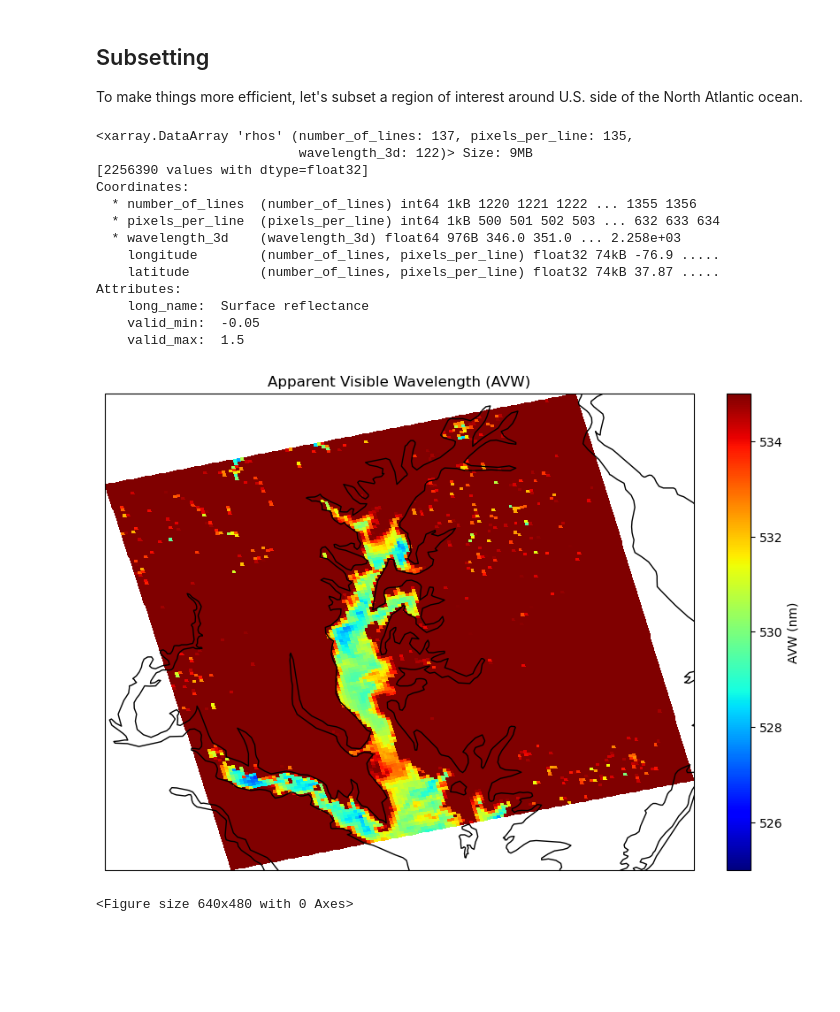
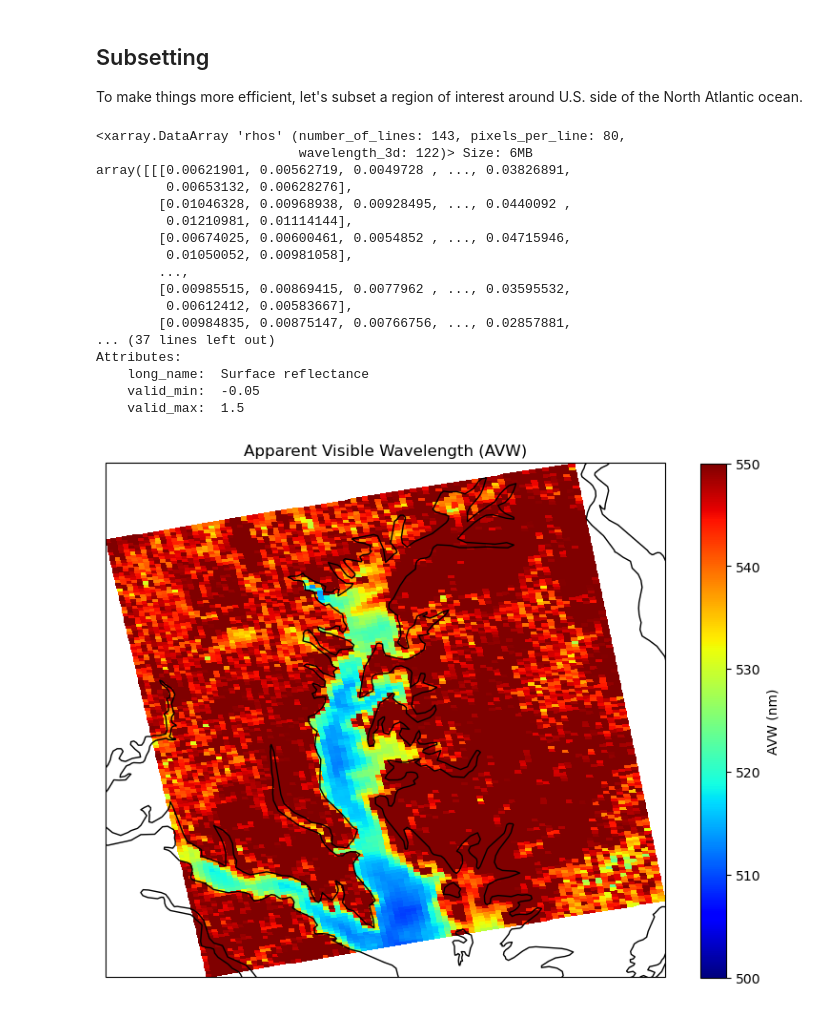
Before and after one commit to fish-pace/2026-proj-phyto-community-structure, a Jupyter notebook: contributor_folders/Shelly/AVW_fromRhos.ipynb, the cells around one changed output. Cells and saved outputs as stored; diff of their text form; code cells hidden in the pictures; blank space fills up the shorter version.

Commit message:
Fixed output plot and squared Rhos values

```diff
--- a/contributor_folders/Shelly/AVW_fromRhos.ipynb
+++ b/contributor_folders/Shelly/AVW_fromRhos.ipynb
@@ -21,7 +21,7 @@ bbox = (-76.903, 37.873, -75.608, 39.659)
 import xarray as xr
 results = earthaccess.search_data(
     short_name = "PACE_OCI_L2_SFREFL",
-    temporal = ("2025-07-22", "2025-07-22"),
+    temporal = ("2024-08-27", "2024-08-27"),
     bounding_box = bbox
 )
 fileset = earthaccess.open(results);
@@ -93,6 +93,7 @@ Data variables: (12/25)
 # %%
 # Extract hyperspectral Rhos
-rhos_array = ds['rhos']  # shape: (wavelength, lat, lon)
+rhos_array = ds['rhos'] # shape: (wavelength, lat, lon), squaring Rhos for to expand range of AVW
+squared_rhos_array = rhos_array ** 2
 wavelength = rhos_array['wavelength_3d'].values  # should be in nm
 # %% [markdown]
 ## Subsetting
@@ -110,18 +111,22 @@ lon_bounds = slice(
     sw["pixels_per_line"].item(),
     ne["pixels_per_line"].item(),
 )
-rhos_subset = rhos_array.isel(number_of_lines=lat_bounds, pixels_per_line=lon_bounds)
+rhos_subset = squared_rhos_array.isel(number_of_lines=lat_bounds, pixels_per_line=lon_bounds)
 rhos_subset
 # %% [output]
-<xarray.DataArray 'rhos' (number_of_lines: 137, pixels_per_line: 135,
-                          wavelength_3d: 122)> Size: 9MB
-[2256390 values with dtype=float32]
-Coordinates:
-  * number_of_lines  (number_of_lines) int64 1kB 1220 1221 1222 ... 1355 1356
-  * pixels_per_line  (pixels_per_line) int64 1kB 500 501 502 503 ... 632 633 634
-  * wavelength_3d    (wavelength_3d) float64 976B 346.0 351.0 ... 2.258e+03
-    longitude        (number_of_lines, pixels_per_line) float32 74kB -76.9 .....
-    latitude         (number_of_lines, pixels_per_line) float32 74kB 37.87 .....
+<xarray.DataArray 'rhos' (number_of_lines: 143, pixels_per_line: 80,
+                          wavelength_3d: 122)> Size: 6MB
+array([[[0.00621901, 0.00562719, 0.0049728 , ..., 0.03826891,
+         0.00653132, 0.00628276],
+        [0.01046328, 0.00968938, 0.00928495, ..., 0.0440092 ,
+         0.01210981, 0.01114144],
+        [0.00674025, 0.00600461, 0.0054852 , ..., 0.04715946,
+         0.01050052, 0.00981058],
+        ...,
+        [0.00985515, 0.00869415, 0.0077962 , ..., 0.03595532,
+         0.00612412, 0.00583667],
+        [0.00984835, 0.00875147, 0.00766756, ..., 0.02857881,
+... (37 lines left out)
 Attributes:
     long_name:  Surface reflectance
     valid_min:  -0.05
@@ -138,34 +142,32 @@ rhos_subset_range = rhos_subset.sel(wavelength_3d=slice(400, 700))
 avw = rhos_subset_range.sum(dim='wavelength_3d') / (rhos_subset_range / rhos_subset_range['wavelength_3d']).sum(dim='wavelength_3d')
 # %%
 # User-defined AVW range
-avw_min = 525
-avw_max = 535
+avw_min = 500
+avw_max = 550
+
 
 #fig, (ax1, ax2) = plt.subplots(1, 2, figsize=(16, 7), subplot_kw={'projection': ccrs.PlateCarree()})
 fig, (ax2) = plt.subplots(1, figsize=(16, 7), subplot_kw={'projection': ccrs.PlateCarree()})
 
 # Class map
 colors = plt.cm.jet(np.linspace(0, 1, 23))
 cmap_classes = ListedColormap(colors)
 boundaries = np.arange(1, 25)  # 23 classes → 24 boundaries
 norm_classes = BoundaryNorm(boundaries, ncolors=23, clip=True)
 
 #c1 = ax1.pcolormesh(class_map.lon, class_map.lat, class_map, cmap=cmap_classes, norm=norm_classes, shading='auto')
 #ax1.coastlines()
 #ax1.set_title('Optical Water Class')
 #cbar1 = plt.colorbar(c1, ax=ax1, ticks=np.arange(1, 24), fraction=0.035, pad=0.03)
 #cbar1.set_label('Water Class')
 #cbar1.ax.invert_yaxis()
 
 # AVW map
 c2 = ax2.pcolormesh(avw.longitude, avw.latitude, avw, cmap='jet', vmin=avw_min, vmax=avw_max, shading='auto')
 ax2.coastlines()
 ax2.set_title('Apparent Visible Wavelength (AVW)')
 cbar2 = plt.colorbar(c2, ax=ax2, fraction=0.035, pad=0.03)
 cbar2.set_label('AVW (nm)')
 plt.show()
-
-plt.savefig("AVWrhos_Jul222025_Levanderina.jpg")
 # %% [output]
-[figure, old version]
+[figure, new version]
-<Figure size 640x480 with 0 Axes>
```
Also changed, not shown: parts of 5 cells of this notebook, 2 other files.
